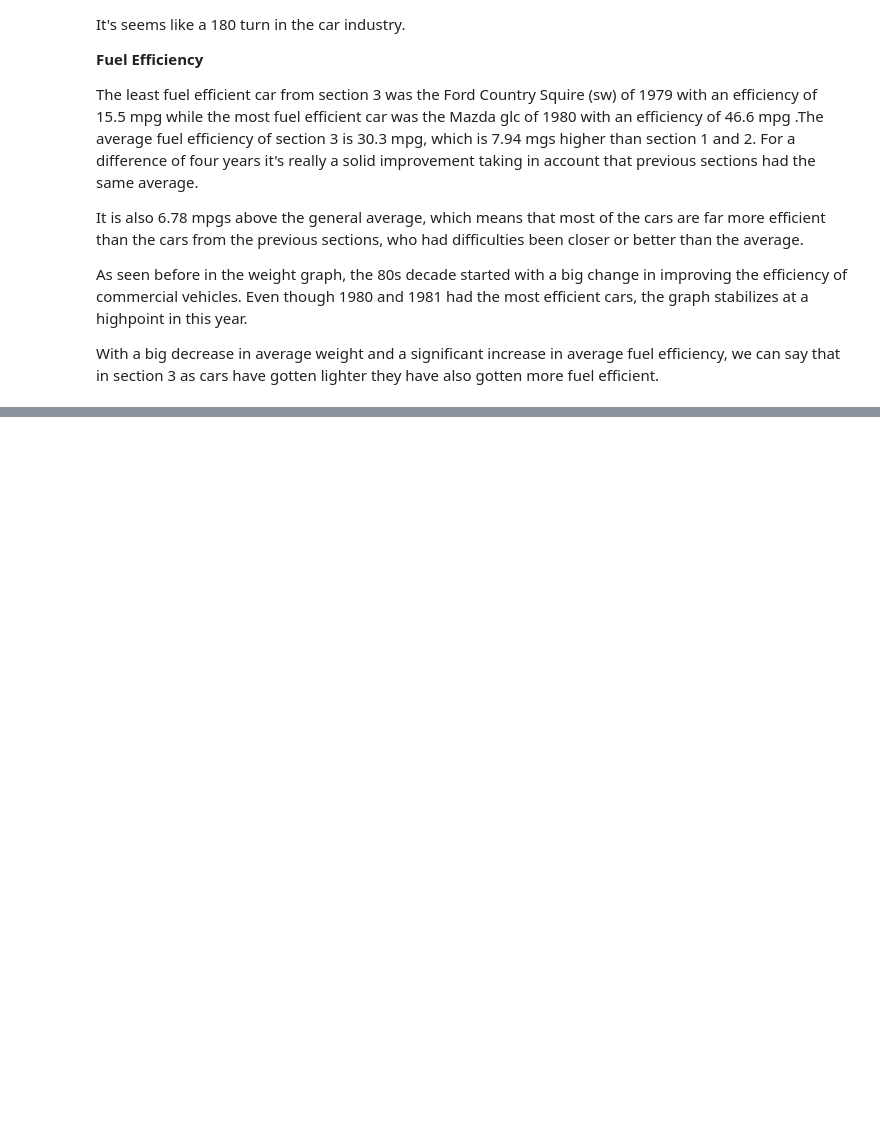
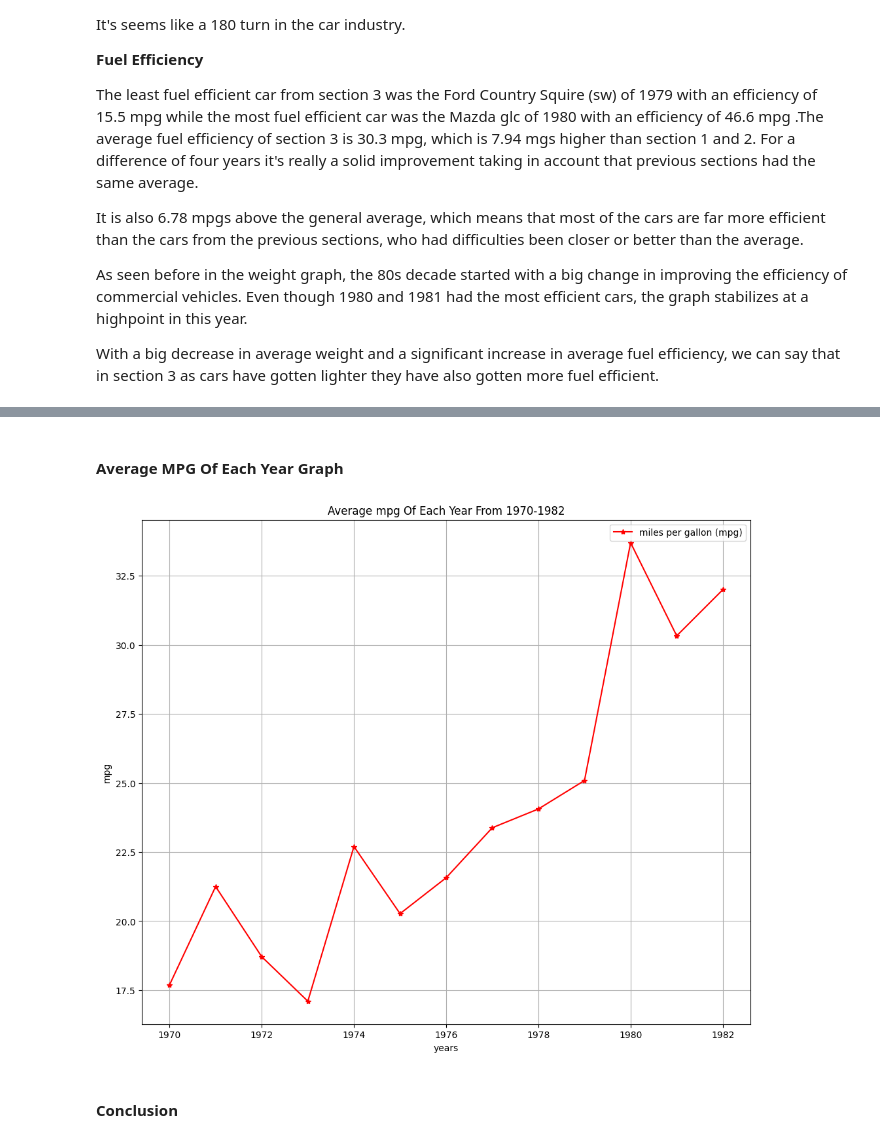
Before and after one commit to mleon0526/Fuel-Efficency-and-Weight-Cars-1970-1982, a Jupyter notebook: main.ipynb, the cells around one changed output, grey strips where cells are left out. Saved outputs shown, nothing was run; the diff lists cells and outputs as text; code cells hidden in the pictures; blank space fills up the shorter version.

Commit message:
Finish section 3, Conclusion and Insight Recompilation.

```diff
--- a/main.ipynb
+++ b/main.ipynb
@@ -544,0 +598,14 @@ With a big decrease in average weight and a significant increase in average fuel
+# %%
+auto_dataset = pd.read_csv("Auto.csv", na_values=['?'])
+
+mpg_years_1970_1982 = [70,71,72,73,74,75,76,77,78,79,80,81,82]
+
+average_mpg_of_each_year = {}
+
+for year in mpg_years_1970_1982:
+    cars = auto_dataset.loc[auto_dataset["year"] == year, ["name", "year", "mpg"]]
+    average_mpg_of_each_year[year] = cars["mpg"].mean().round(2)
+
+for year in mpg_years_1970_1982:
+    print(f'-The average mpg of the year {year + 1900} was {average_mpg_of_each_year[year]} mpg ')
+    print('\n')
@@ -544,0 +630,19 @@ With a big decrease in average weight and a significant increase in average fuel
+# %% [markdown]
+#### **Average MPG Of Each Year Graph**
+# %%
+mpg_years = [year + 1900 for year in mpg_years_1970_1982]
+
+average_mpg = [average_mpg_of_each_year[year] for year in mpg_years_1970_1982]
+
+plt.figure(figsize=(12,10))
+plt.plot(mpg_years, average_mpg, marker="*", linestyle="-", color="red", label="miles per gallon (mpg)")
+plt.xlabel("years")
+plt.ylabel("mpg")
+plt.title("Average mpg Of Each Year From 1970-1982")
+plt.legend()
+plt.grid(True)
+plt.show()
+# %% [output]
+[figure, added]
+# %% [markdown]
+#### **Conclusion**
```
Also changed, not shown: parts of 9 cells of this notebook.
